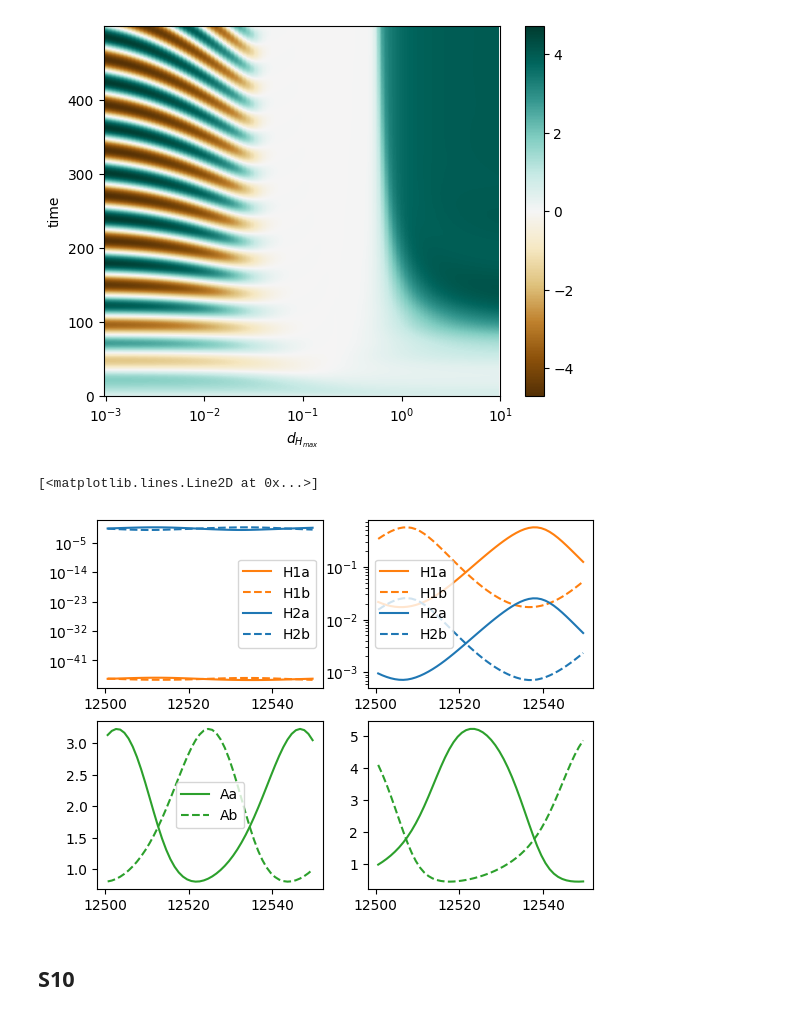
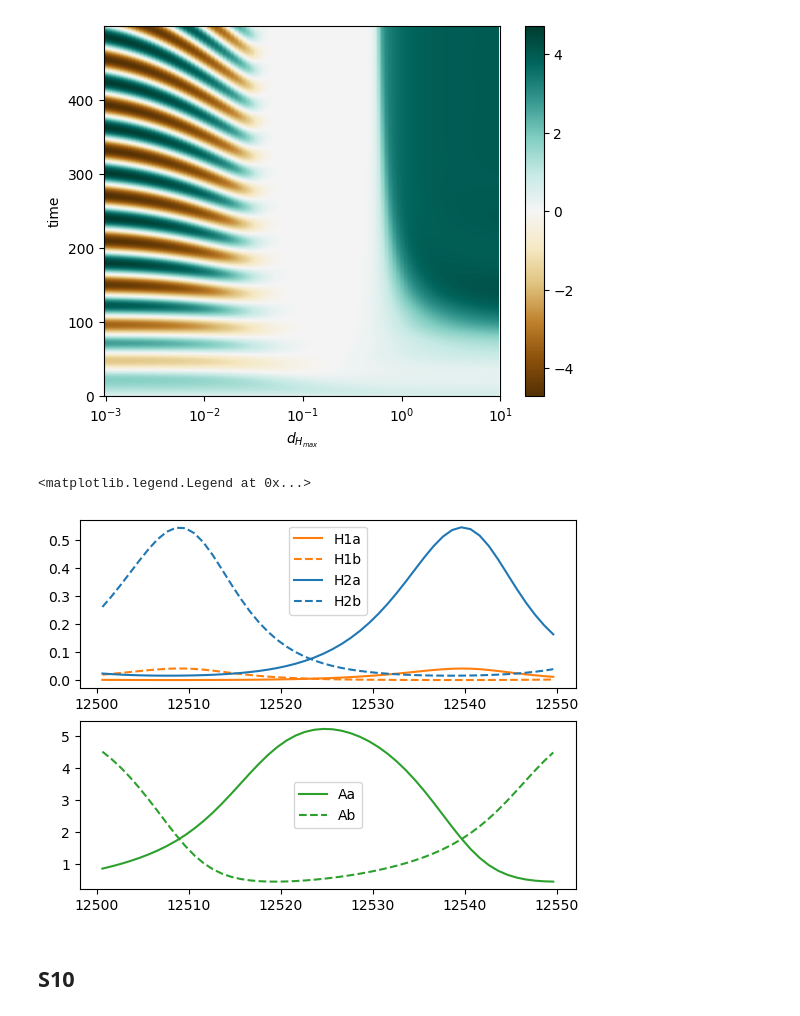
Before and after one commit to rbnmj/turingmodel, a Jupyter notebook: main.ipynb, the cells around one changed output. Drawn from its saved outputs; the diff is of its cells as text; code cells hidden in the pictures.

```diff
--- a/main.ipynb
+++ b/main.ipynb
@@ -1363,57 +1381,57 @@ plt.show()
 # %% [output]
 [figure]
 # %%
-fig, ((ax1, ax3),(ax2,ax4)) = plt.subplots(2,2)
-
+#fig, ((ax1, ax3),(ax2,ax4)) = plt.subplots(2,2)
+fig, (ax1,ax2)=plt.subplots(2)
 t_end = 20000
 number_steps = 20000
 t = np.linspace(0, t_end, number_steps)
 
 
 #var = [N_a, N_b, A_a, A_b, H_1a, H_1b, H_2a, H_2b]
-var0 = [2, 2.5, 2.5, 2, 0.08, 0.4, 0.4, 0.4, 0, 0, 0, 0, 0, 0]
+var0 = [2, 2.5, 2.5, 2, 0.08, 0.4, 0.08, 0.4, 0, 0, 0, 0, 0, 0]
 
 
 start = 12500
 end = 12550
 
 var = []
-k_1 = 0
-k_2 = 2
+k_1 = 5
+k_2 = 0
 d_Hmax1 = 0.001
-d_Hmax2 = 0.025
+d_Hmax2 = 0.001
 model = tm(var0, t, k_1, k_2, d_Hmax1, d_Hmax2)
 var = integ.odeint(tm.equations_wrapper, var0, t, args=(model,))
 
 ax1.plot(t[start:end], var[start:end, 4], label="H1a",color="tab:orange")
 ax1.plot(t[start:end], var[start:end, 5], label="H1b",color="tab:orange", linestyle="--")
 ax1.plot(t[start:end], var[start:end, 6], label="H2a",color="tab:blue")
 ax1.plot(t[start:end], var[start:end, 7], label="H2b",color="tab:blue", linestyle="--")
 ax1.legend()
-ax1.set_yscale("log")
+#ax1.set_yscale("log")
 ax2.plot(t[start:end], var[start:end:, 2], label="Aa",color="tab:green")
 ax2.plot(t[start:end], var[start:end:, 3], label="Ab",color="tab:green", linestyle="--")
 ax2.legend()
 
-var = []
-k_1 = 0
-k_2 = 2
-d_Hmax1 = 0.001
-d_Hmax2 = 0.001
-model = tm(var0, t, k_1, k_2, d_Hmax1, d_Hmax2)
-var = integ.odeint(tm.equations_wrapper, var0, t, args=(model,))
+# var = []
+# k_1 = 0
+# k_2 = 2
+# d_Hmax1 = 0.001
+# d_Hmax2 = 0.01
+# model = tm(var0, t, k_1, k_2, d_Hmax1, d_Hmax2)
+# var = integ.odeint(tm.equations_wrapper, var0, t, args=(model,))
 
-ax3.plot(t[start:end], var[start:end, 4], label="H1a",color="tab:orange")
-ax3.plot(t[start:end], var[start:end, 5], label="H1b",color="tab:orange", linestyle="--")
-ax3.plot(t[start:end], var[start:end, 6], label="H2a",color="tab:blue")
-ax3.plot(t[start:end], var[start:end, 7], label="H2b",color="tab:blue", linestyle="--")
-ax3.legend()
-ax3.set_yscale("log")
-ax4.plot(t[start:end], var[start:end:, 2], label="Aa",color="tab:green")
-ax4.plot(t[start:end], var[start:end:, 3], label="Ab",color="tab:green", linestyle="--")
+# ax3.plot(t[start:end], var[start:end, 4], label="H1a",color="tab:orange")
+# ax3.plot(t[start:end], var[start:end, 5], label="H1b",color="tab:orange", linestyle="--")
+# ax3.plot(t[start:end], var[start:end, 6], label="H2a",color="tab:blue")
+# ax3.plot(t[start:end], var[start:end, 7], label="H2b",color="tab:blue", linestyle="--")
+# ax3.legend()
+# #ax3.set_yscale("log")
+# ax4.plot(t[start:end], var[start:end:, 2], label="Aa",color="tab:green")
+# ax4.plot(t[start:end], var[start:end:, 3], label="Ab",color="tab:green", linestyle="--")
 # %% [output]
-[<matplotlib.lines.Line2D at 0x...>]
+<matplotlib.legend.Legend at 0x...>
-[figure, old version]
+[figure, new version]
 # %% [markdown]
 ## S10
 # %%
```
Also changed, not shown: parts of 5 cells of this notebook, 20 other files.
